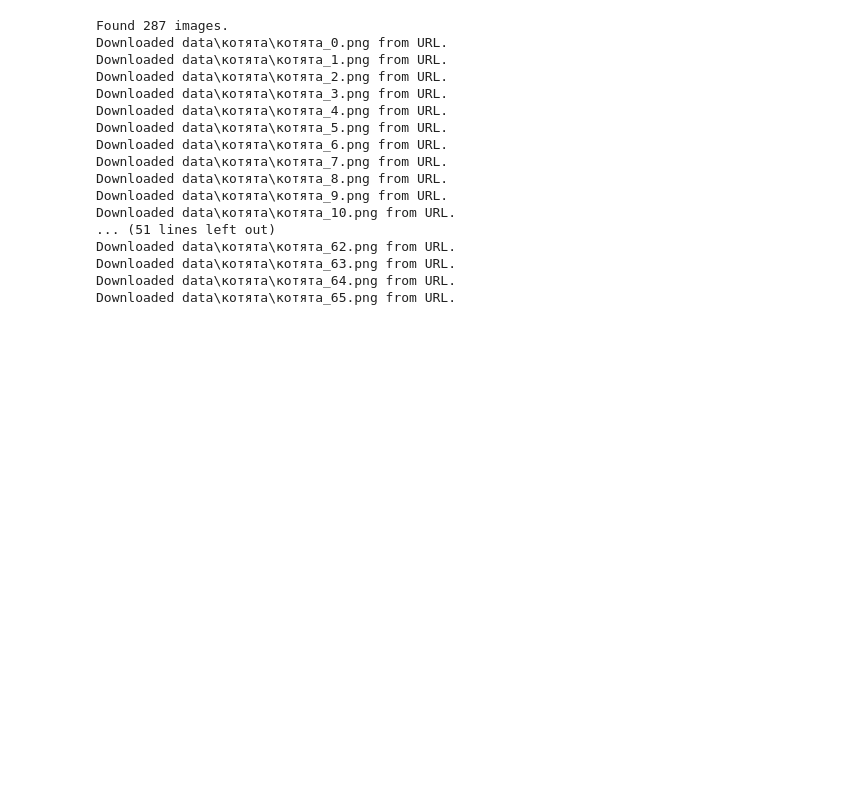
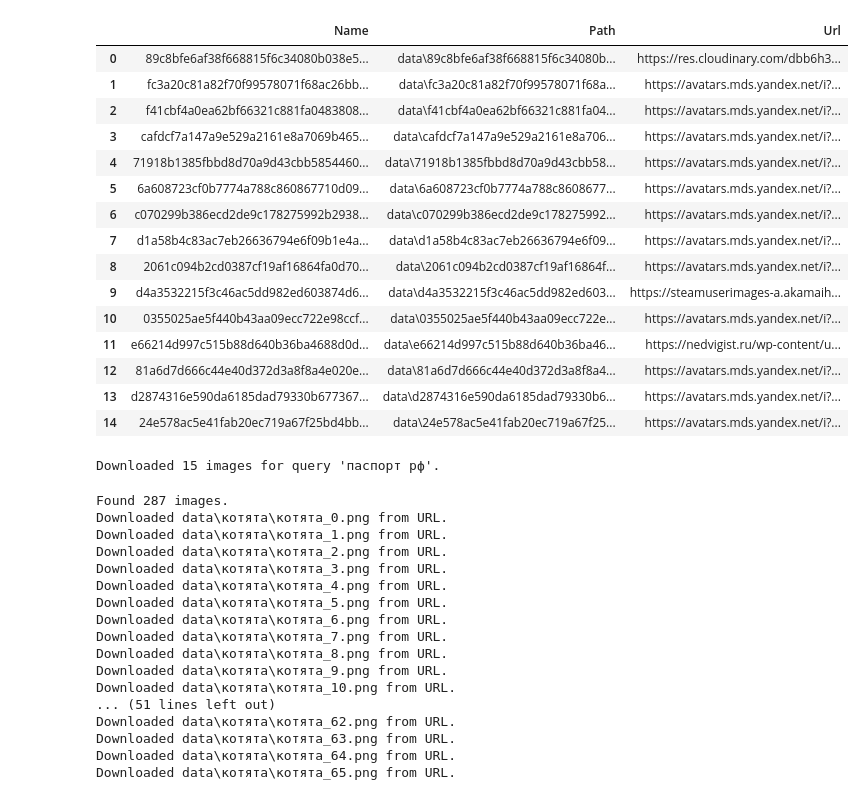
Before and after one commit to plaksych/PRP, a Jupyter notebook: scraper.ipynb, the cells around one changed output. Drawn from its saved outputs; the diff is of its cells as text; code cells hidden in the pictures; blank space fills up the shorter version.

Commit message:
changed scraper click logic checks fixed data frame print

```diff
--- a/scraper.ipynb
+++ b/scraper.ipynb
@@ -84,40 +85,42 @@ def download_images_from_yandex(query, num_images):
         try:
             # Click the image to open a larger version
             img = image_elements[count]  # Get the current image to click
-            driver.execute_script("arguments[0].click();", img)
-            # img.click()
-            time.sleep(2)  # Wait for the larger image to load
+            img_name = img.get_attribute('src')
+            hashed_name = hashlib.sha256(img_name.encode('utf-8')).hexdigest()
+            # print(hashed_name)
 
-            # Find the larger image element
-            large_image = WebDriverWait(driver, 10).until(
-                EC.presence_of_element_located((By.CSS_SELECTOR, 'img.MMImage-Origin'))
-            )
-            img_url = large_image.get_attribute('src')
-            hashed_url = hashlib.sha256(img_url.encode('utf-8')).hexdigest()
-            # print(hashed_url)
-            jpg_file_path = os.path.join(base_folder, f"{hashed_url}.jpg")
-            png_file_path = os.path.join(base_folder, f"{hashed_url}.png")
+            jpg_file_path = os.path.join(base_folder, f"{hashed_name}.jpg")
+            png_file_path = os.path.join(base_folder, f"{hashed_name}.png")
             # print(png_file_path)
+            # check if images have already been downloaded
             if not os.path.exists(jpg_file_path) and not os.path.exists(png_file_path):
+                driver.execute_script("arguments[0].click();", img)
+                # img.click()
+                time.sleep(2)  # Wait for the larger image to load
+
+                # Find the larger image element
+                large_image = WebDriverWait(driver, 5).until(
+                    EC.presence_of_element_located((By.CSS_SELECTOR, 'img.MMImage-Origin'))
+                )
+                img_url = large_image.get_attribute('src')
                 if img_url:
                     img_data = requests.get(img_url).content
                     ext = 'jpg' if 'jpeg' in img_url else 'png'
-                    file_path = os.path.join(base_folder, f'{hashed_url}.{ext}')
-                    if df[(df['Name'] == hashed_url)].empty:
-                        new_row = pd.DataFrame({'Name': [hashed_url], 'Path': [file_path], 'Url': [img_url]})
-                        print(f"Added new row: {new_row['Name']}")
+                    file_path = os.path.join(base_folder, f'{hashed_name}.{ext}')
+                    if df[(df['Name'] == hashed_name)].empty:
+                        new_row = pd.DataFrame({'Name': [hashed_name], 'Path': [file_path], 'Url': [img_url]})
+                        # print(f"Added new row: {new_row['Name']}")
                         df = pd.concat([df, new_row], ignore_index=True)
                     with open(file_path, 'wb') as f:
                         f.write(img_data)
                         print(f"Downloaded {file_path} from URL.")
                         count += 1
+                # Close the enlarged image to return to the search results
+                driver.back()
+                time.sleep(2)  # Allow time for the previous page to load again
             else:
-                print(f"image {hashed_url} is already downloaded.")
+                print(f"image {hashed_name} has been already downloaded.")
                 count += 1
-
-            # Close the enlarged image to return to the search results
-            driver.back()
-            time.sleep(2)  # Allow time for the previous page to load again
 
         except Exception as e:
             print(f"Error clicking on image or downloading: {e}")
@@ -127,11 +130,11 @@ def download_images_from_yandex(query, num_images):
                 time.sleep(2)  # Allow time for the page to load again
             except Exception as inner_e:
                 print(f"Error navigating back: {inner_e}")
-    print(df)
+    display(df)
     df.to_csv('data.csv', index=False)
     driver.quit()
     print(f"Downloaded {count} images for query '{query}'.")
 
 # Usage
-download_images_from_yandex("паспорт рф", 10)  # Adjust the keyword as needed
+download_images_from_yandex("паспорт рф", 15)  # Adjust the keyword as needed
 # %% [output]
@@ -155,3 +157,20 @@ Downloaded 10 images for query 'паспорт рф'.
+|  | Name | Path | Url |
+| 0 | 89c8bfe6af38f668815f6c34080b038e5... | data\89c8bfe6af38f668815f6c34080b... | https://res.cloudinary.com/dbb6h3... |
+| 1 | fc3a20c81a82f70f99578071f68ac26bb... | data\fc3a20c81a82f70f99578071f68a... | https://avatars.mds.yandex.net/i?... |
+| 2 | f41cbf4a0ea62bf66321c881fa0483808... | data\f41cbf4a0ea62bf66321c881fa04... | https://avatars.mds.yandex.net/i?... |
+| 3 | cafdcf7a147a9e529a2161e8a7069b465... | data\cafdcf7a147a9e529a2161e8a706... | https://avatars.mds.yandex.net/i?... |
+| 4 | 71918b1385fbbd8d70a9d43cbb5854460... | data\71918b1385fbbd8d70a9d43cbb58... | https://avatars.mds.yandex.net/i?... |
+| 5 | 6a608723cf0b7774a788c860867710d09... | data\6a608723cf0b7774a788c8608677... | https://avatars.mds.yandex.net/i?... |
+| 6 | c070299b386ecd2de9c178275992b2938... | data\c070299b386ecd2de9c178275992... | https://avatars.mds.yandex.net/i?... |
+| 7 | d1a58b4c83ac7eb26636794e6f09b1e4a... | data\d1a58b4c83ac7eb26636794e6f09... | https://avatars.mds.yandex.net/i?... |
+| 8 | 2061c094b2cd0387cf19af16864fa0d70... | data\2061c094b2cd0387cf19af16864f... | https://avatars.mds.yandex.net/i?... |
+| 9 | d4a3532215f3c46ac5dd982ed603874d6... | data\d4a3532215f3c46ac5dd982ed603... | https://steamuserimages-a.akamaih... |
+| 10 | 0355025ae5f440b43aa09ecc722e98ccf... | data\0355025ae5f440b43aa09ecc722e... | https://avatars.mds.yandex.net/i?... |
+| 11 | e66214d997c515b88d640b36ba4688d0d... | data\e66214d997c515b88d640b36ba46... | https://nedvigist.ru/wp-content/u... |
+| 12 | 81a6d7d666c44e40d372d3a8f8a4e020e... | data\81a6d7d666c44e40d372d3a8f8a4... | https://avatars.mds.yandex.net/i?... |
+| 13 | d2874316e590da6185dad79330b677367... | data\d2874316e590da6185dad79330b6... | https://avatars.mds.yandex.net/i?... |
+| 14 | 24e578ac5e41fab20ec719a67f25bd4bb... | data\24e578ac5e41fab20ec719a67f25... | https://avatars.mds.yandex.net/i?... |
+Downloaded 15 images for query 'паспорт рф'.
 # %%
 # working download thumbnails option
 # SerpItem
```
Also changed, not shown: parts of 2 cells of this notebook.
